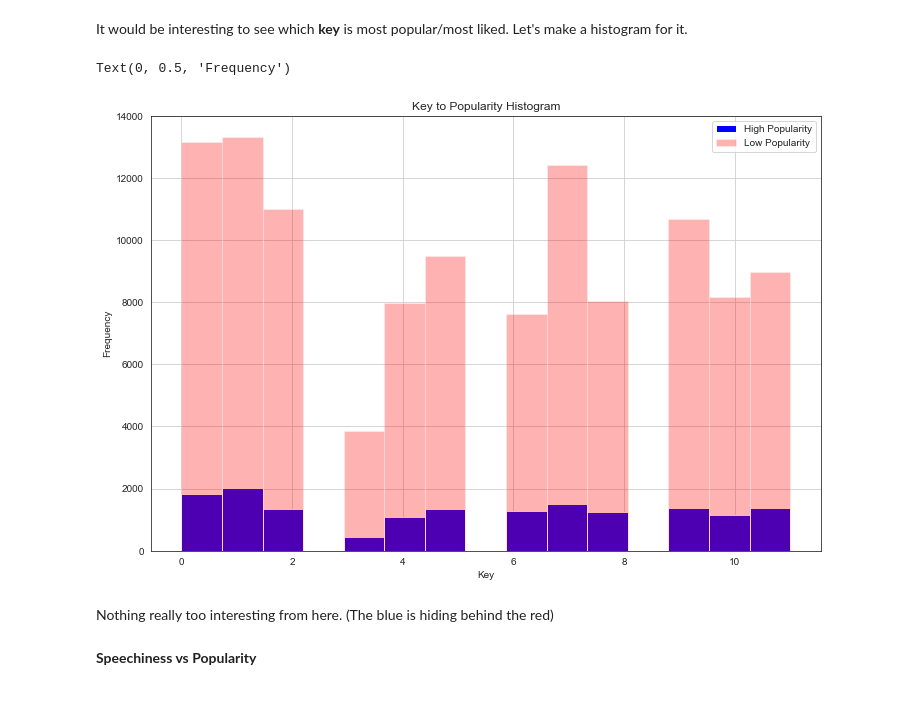
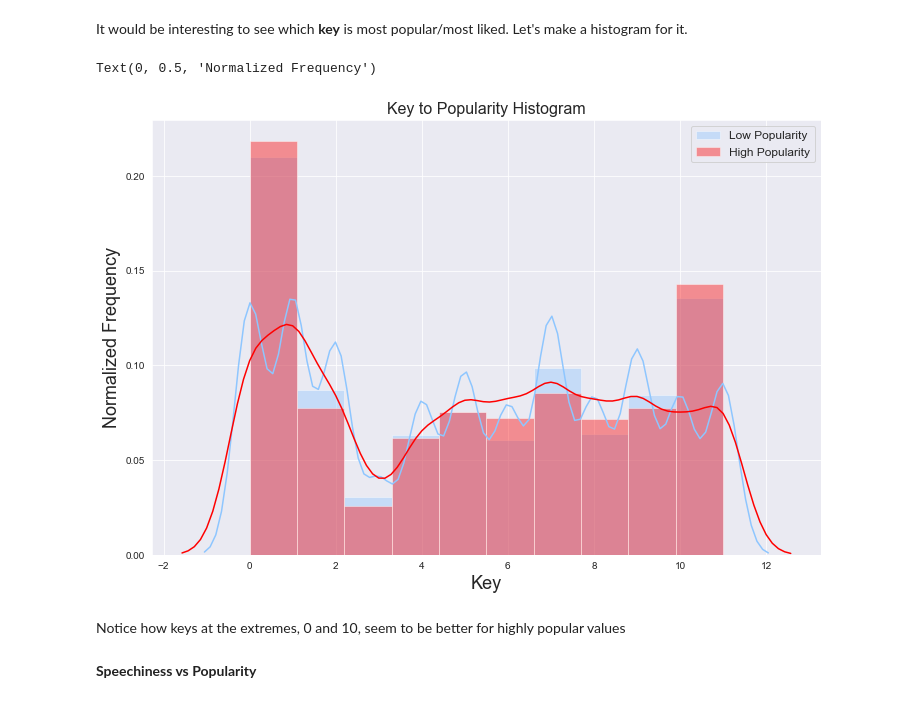
Before and after one commit to RQuery/Spotify-Song-Popularity-Prediction, a Jupyter notebook: Spotify Song Popularity Prediction.ipynb, the cells around one changed output. Cells and saved outputs as stored; diff of their text form; code cells hidden in the pictures.

Commit message:
Updated Graphs, NN doesn't do as well anymore

```diff
--- a/Spotify Song Popularity Prediction.ipynb
+++ b/Spotify Song Popularity Prediction.ipynb
@@ -199,10 +199,10 @@ Let's see how popularity relates to various features. This will give a general i
 
 First, we'll see how **popularity** relates to **danceability.**
 # %%
-color_list = ['#8ec6ff', '#8eff9f']
+color_list = ['#8ec6ff', 'red']
 color_palette = sns.color_palette(color_list)
 sns.set_palette(color_palette)
-sns.set_style('white')
+sns.set_style('darkgrid')
 # %%
 highly_popular_dance = data[data['popularity'] > 50]['danceability']
 low_popular_dance = data[data['popularity'] <= 50]['danceability']
@@ -224,12 +228,14 @@ Next, let's look at **Popularity vs Duration** of a song.
 # %%
 color_palette = sns.color_palette(color_list)
 sns.set_palette(color_palette)
-sns.set_style('white')
+sns.set_style('ticks')
+fig2 = plt.figure(figsize = (12, 8))
+plt.xticks(np.arange(100, 6000, 400))
 
-fig2 = plt.figure(figsize = (12, 8))
-plt.xticks(np.arange(0, 5000, 400))
+plt.title("Popularity vs Duration Graph", fontsize=16)
+plt.tick_params(axis='both', which='major', labelsize=12)
 plt.scatter(data['duration_seconds'],data['popularity'])
-plt.xlabel('Duration')
-plt.ylabel('Popularity')
+plt.xlabel('Duration', fontsize=18)
+plt.ylabel('Popularity', fontsize=18)
 # %% [output]
 Text(0, 0.5, 'Popularity')
@@ -239,26 +245,30 @@ In general, songs around 200 seconds to 300 seconds (3.5 to 5 minutes) are the m
 # %% [markdown]
 It would be interesting to see which **key** is most popular/most liked. Let's make a histogram for it.
 # %%
-color_list = ['blue', 'red']
-color_palette = sns.color_palette(color_list)
-sns.set_palette(color_palette)
-sns.set_style('white')
-
+color_list = ['#8ec6ff', 'red']
+sns.set_palette(color_list)
+sns.set_style('darkgrid')
 highly_popular_key = data[data['popularity'] > 50]['key']
 low_popular_key = data[data['popularity'] <= 50]['key']
 
 fig3 = plt.figure(figsize = (12, 8))
-plt.title("Key to Popularity Histogram")
-highly_popular_key.hist(alpha = 1, bins = 15, label = 'High Popularity')
-low_popular_key.hist(alpha = 0.3, bins = 15, label = 'Low Popularity')
-plt.legend(loc = 'upper right')
-plt.xlabel('Key')
-plt.ylabel('Frequency')
+plt.title("Key to Popularity Histogram", fontsize = 16)
+
+
+#low_popular_key.hist(alpha = 0.5, bins = 15, label = 'Low Popularity')
+#highly_popular_key.hist(alpha = 0.5, bins = 15, label = 'High Popularity')
+
+sns.distplot(low_popular_key, label = 'Low Popularity', bins = 10)
+sns.distplot(highly_popular_key, label = 'High Popularity', bins = 10)
+
+plt.legend(loc = 'upper right', fontsize = 12)
+plt.xlabel('Key', fontsize = 18)
+plt.ylabel('Normalized Frequency', fontsize = 18)
 # %% [output]
-Text(0, 0.5, 'Frequency')
+Text(0, 0.5, 'Normalized Frequency')
-[figure, old version]
+[figure, new version]
-# %% [markdown]
-Nothing really too interesting from here. (The blue is hiding behind the red)
+# %% [markdown]
+Notice how keys at the extremes, 0 and 10, seem to be better for highly popular values
 # %% [markdown]
 **Speechiness vs Popularity**
 # %%
```
Also changed, not shown: parts of 22 cells of this notebook.
